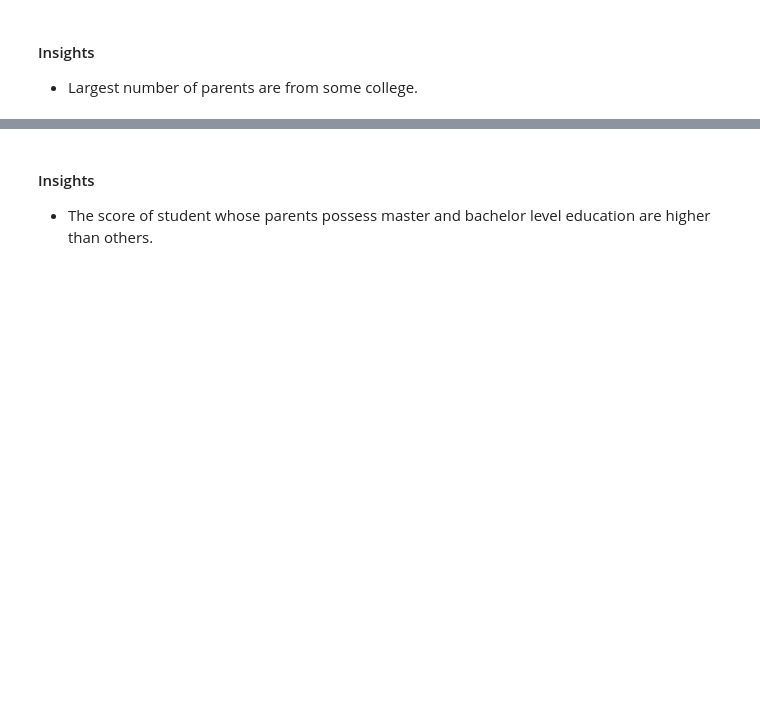
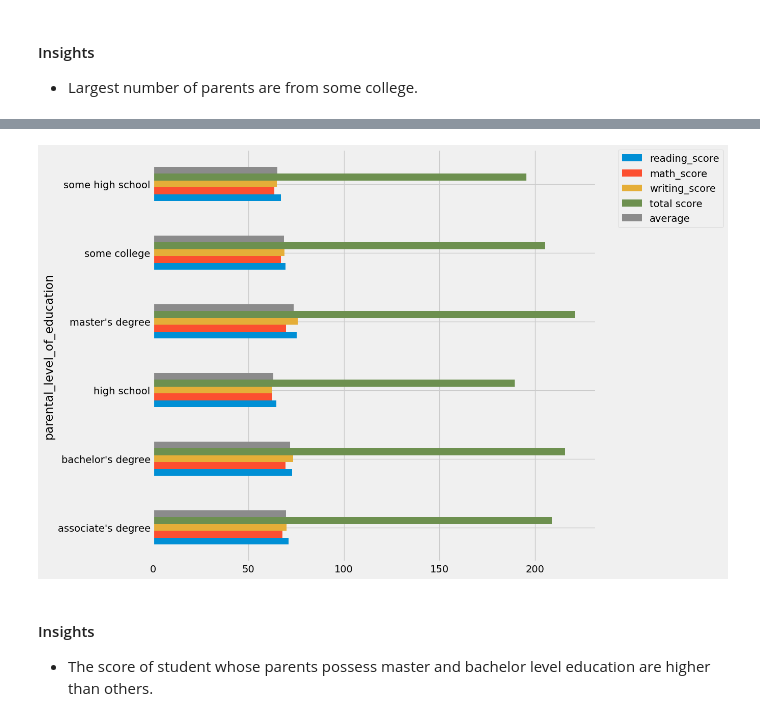
Before and after one commit to Sushmita-07/ml-project, a Jupyter notebook: notebook/1 . EDA STUDENT PERFORMANCE .ipynb, the cells around one changed output, grey strips where cells are left out. Saved outputs shown, nothing was run; the diff lists cells and outputs as text; code cells hidden in the pictures; blank space fills up the shorter version.

```diff
--- a/notebook/1 . EDA STUDENT PERFORMANCE .ipynb
+++ b/notebook/1 . EDA STUDENT PERFORMANCE .ipynb
@@ -523,7 +536,9 @@ plt.show()
 # %%
-df.groupby('parental level of education').agg('mean').plot(kind='barh',figsize=(10,10))
+df.groupby('parental_level_of_education')[['reading_score','math_score','writing_score','total score','average']].agg('mean').plot(kind='barh',figsize=(10,10))
 plt.legend(bbox_to_anchor=(1.05, 1), loc=2, borderaxespad=0.)
 plt.show()
+# %% [output]
+[figure, added]
 # %% [markdown]
 #### Insights
 - The score of student whose parents possess master and bachelor level education are higher than others.
```
Also changed, not shown: parts of 11 cells of this notebook.
